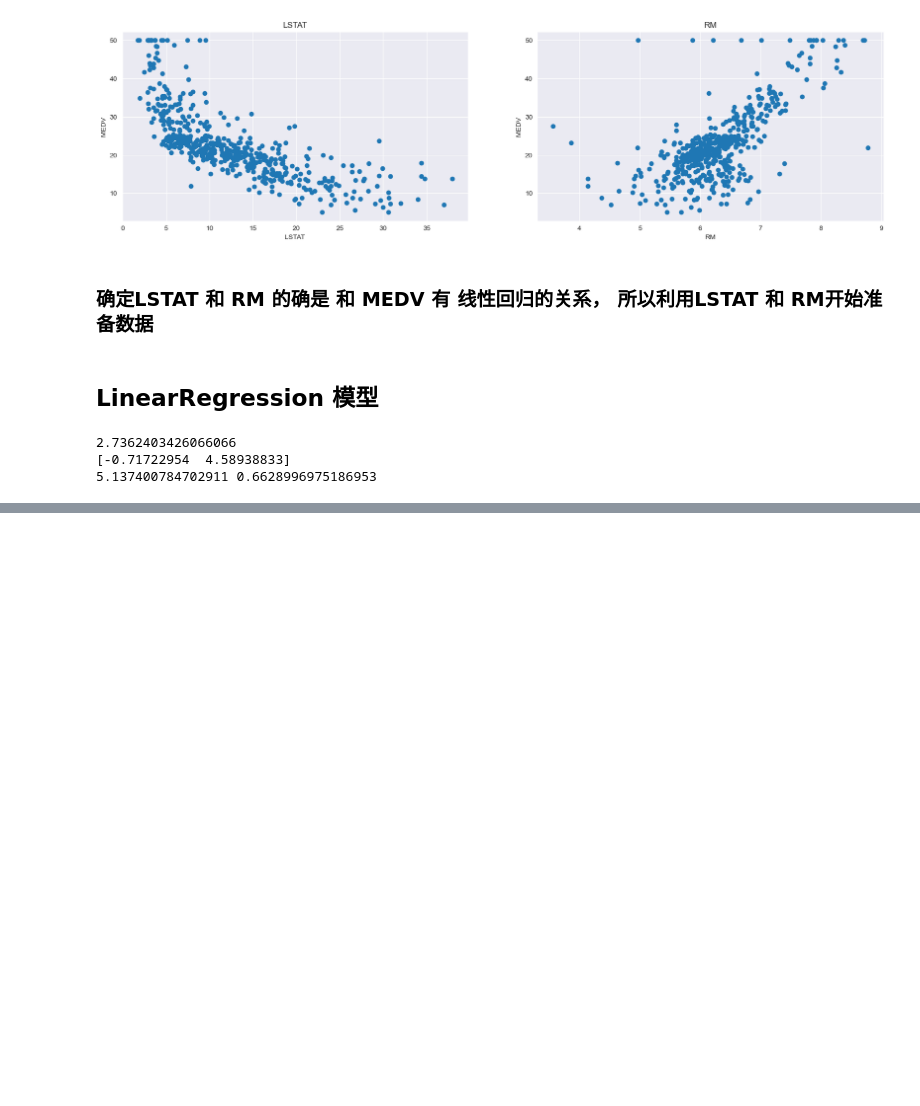
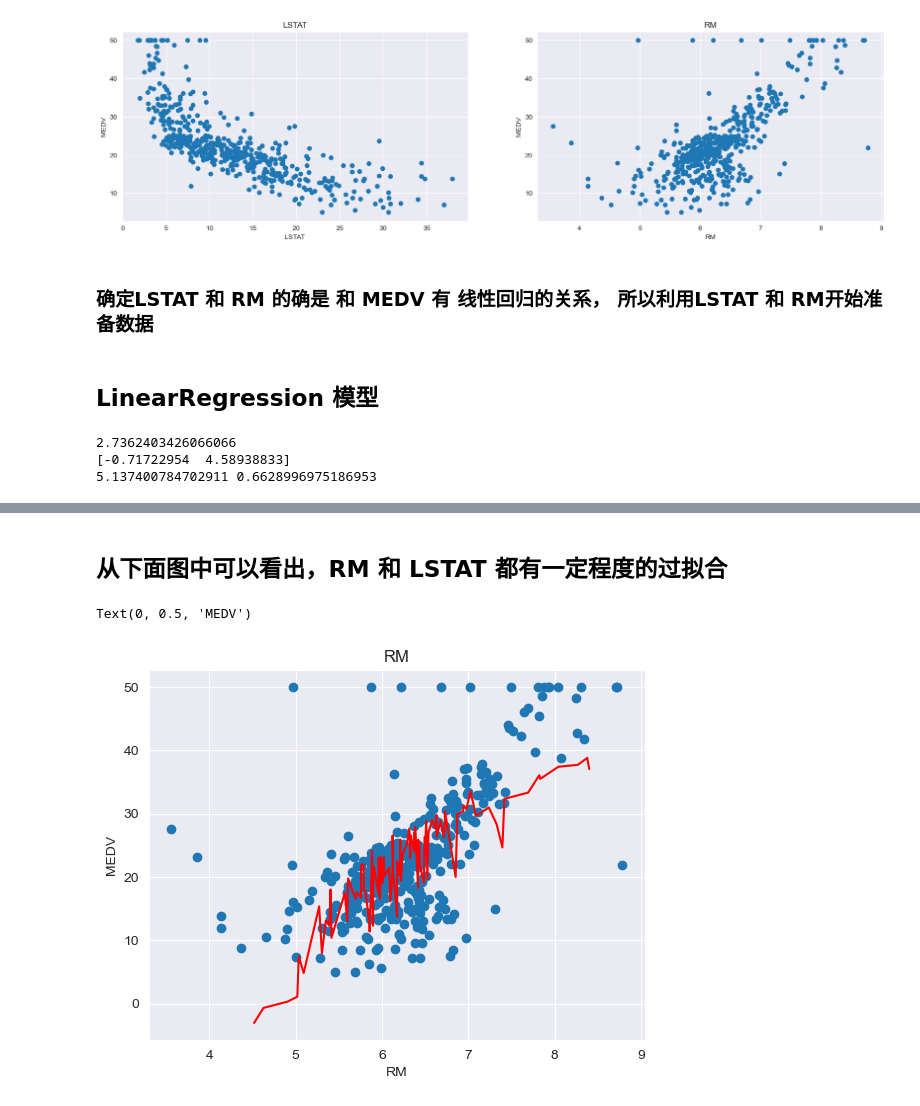
Before and after one commit to yangyangss/ml, a Jupyter notebook: Linear_Regression/02-Boston-housing-price.ipynb, the cells around one changed output, grey strips where cells are left out. Saved outputs shown, nothing was run; the diff lists cells and outputs as text; code cells hidden in the pictures; blank space fills up the shorter version.

```diff
--- a/Linear_Regression/02-Boston-housing-price.ipynb
+++ b/Linear_Regression/02-Boston-housing-price.ipynb
@@ -142,0 +163,11 @@ print(rmse, r2)
+# %% [markdown]
+## 从下面图中可以看出，RM 和 LSTAT 都有一定程度的过拟合
+# %%
+plt.scatter(X_train['RM'], y_train, marker='o')
+plt.plot(np.sort(X_test['RM']), y_test_predict[np.argsort(X_test['RM'])], color = 'r')
+plt.title('RM')
+plt.xlabel('RM')
+plt.ylabel('MEDV')
+# %% [output]
+Text(0, 0.5, 'MEDV')
+[figure, added]
```
Also changed, not shown: parts of 2 cells of this notebook, 3 other files.
